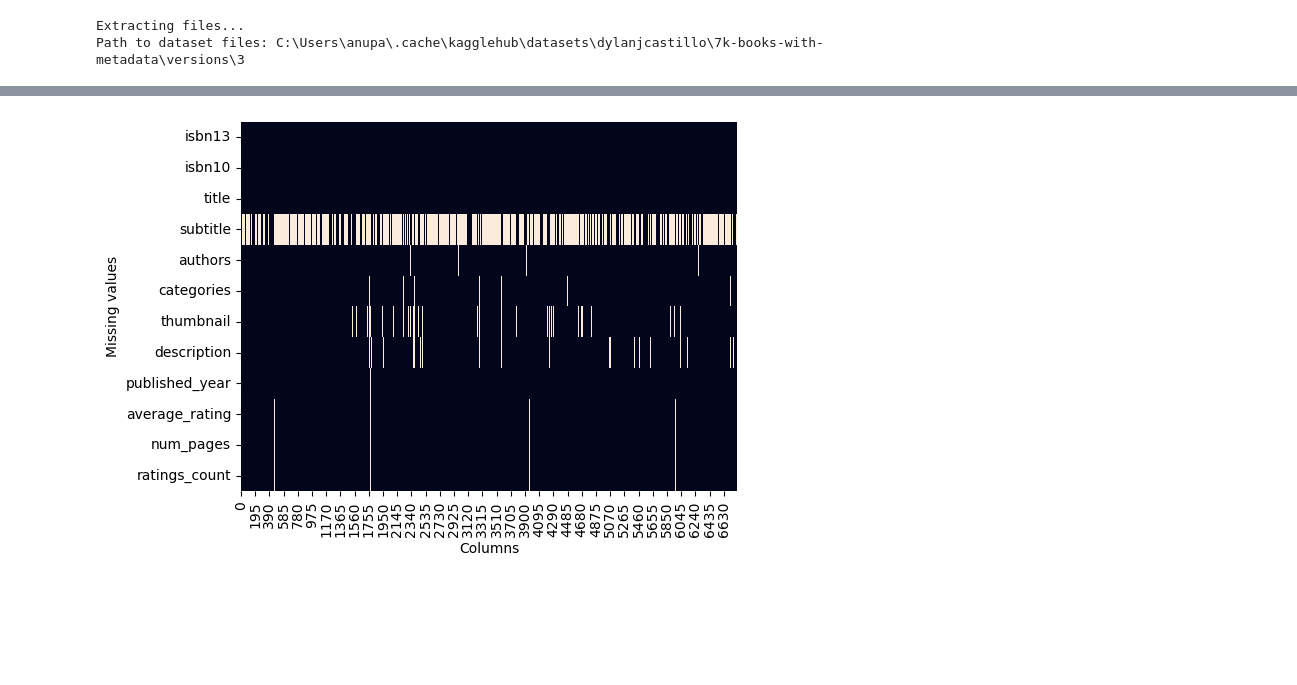
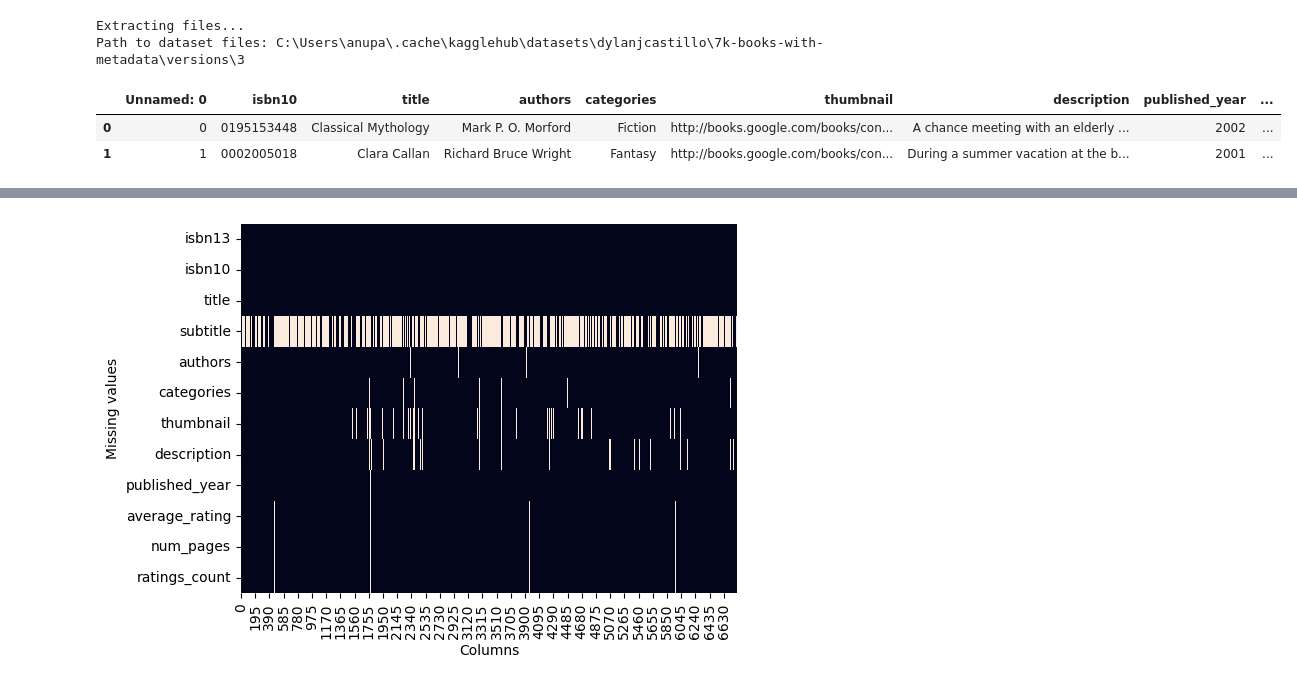
Before and after one commit to Axkratos/Book-Recommendation, a Jupyter notebook: notebooks/data-exploration.ipynb, the cells around one changed output, grey strips where cells are left out. Saved outputs shown, nothing was run; the diff lists cells and outputs as text; code cells hidden in the pictures; blank space fills up the shorter version.

```diff
--- a/notebooks/data-exploration.ipynb
+++ b/notebooks/data-exploration.ipynb
@@ -15,6 +15,13 @@ Path to dataset files: C:\Users\anupa\.cache\kagglehub\datasets\dylanjcastillo\7
 import pandas as pd
 import warnings
 warnings.filterwarnings("ignore")
+# %%
+df=pd.read_csv('../datasets/final_books.csv')
+df.head(2)
+# %% [output]
+|  | Unnamed: 0 | isbn10 | title | authors | categories | thumbnail | description | published_year | ... |
+| 0 | 0 | 0195153448 | Classical Mythology | Mark P. O. Morford | Fiction | http://books.google.com/books/con... | A chance meeting with an elderly ... | 2002 | ... |
+| 1 | 1 | 0002005018 | Clara Callan | Richard Bruce Wright | Fantasy | http://books.google.com/books/con... | During a summer vacation at the b... | 2001 | ... |
 # %%
 books = pd.read_csv(f"{path}/books.csv")
 # %%
```
Also changed, not shown: 8 other files.
